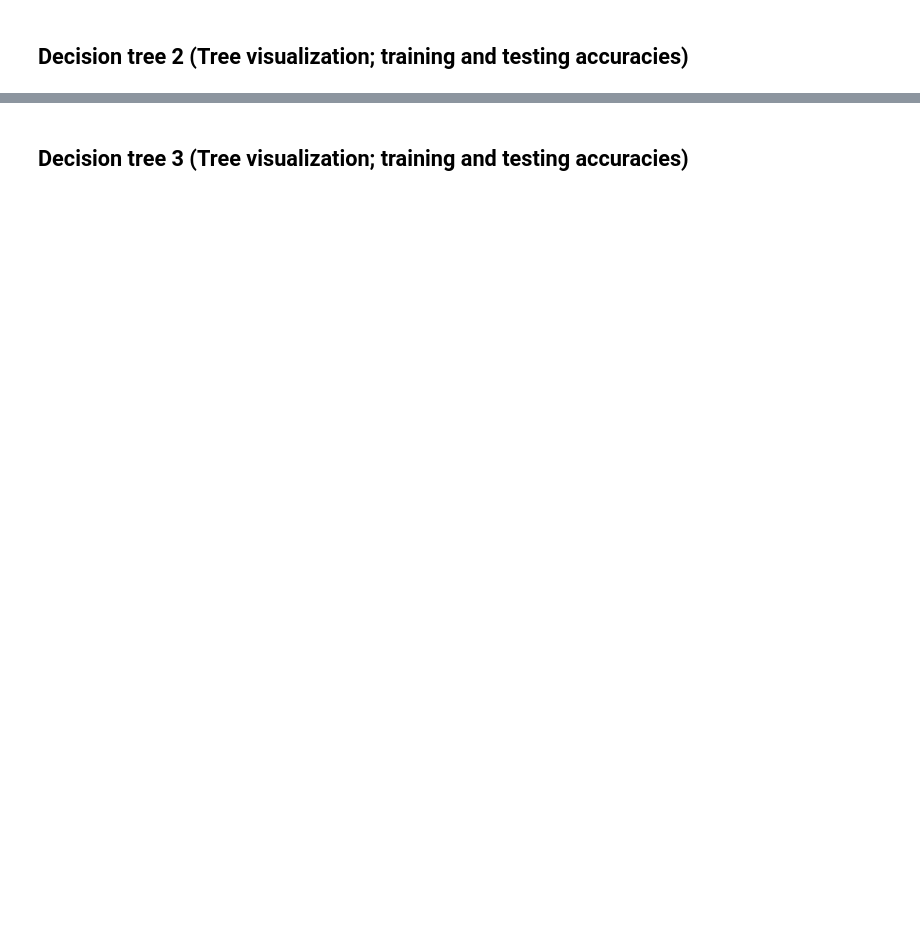
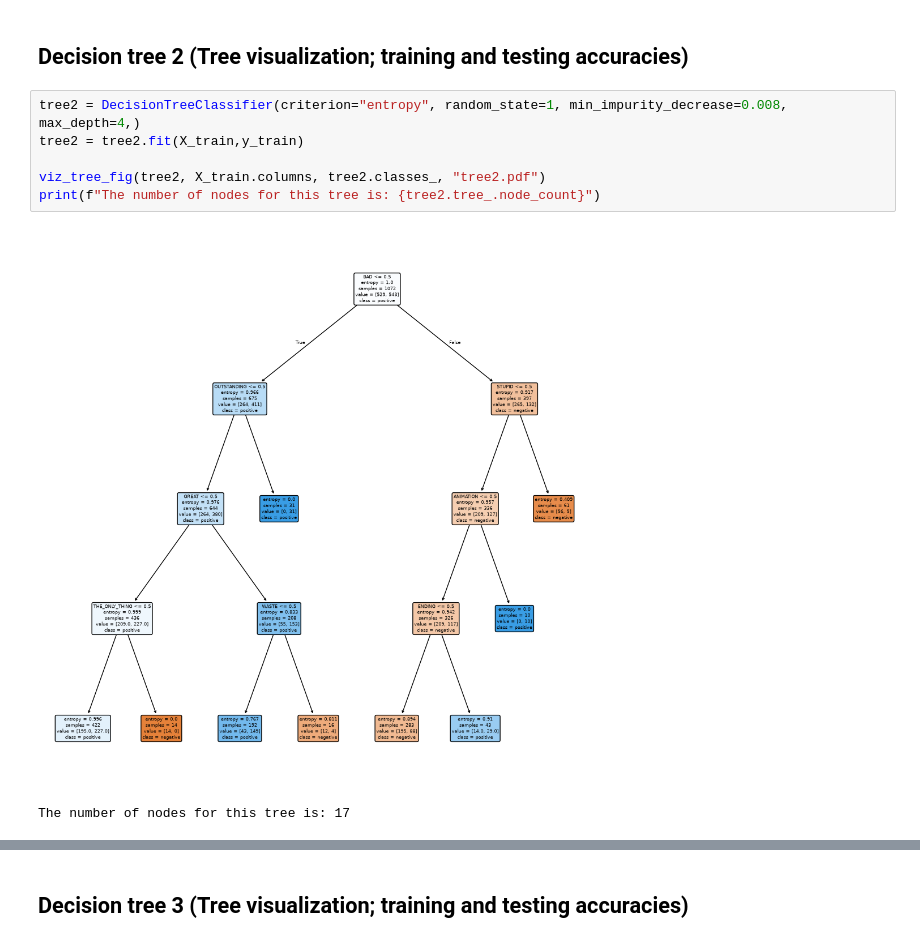
Before and after one commit to sabrinali11/comm4259-work, a Jupyter notebook: assignment_01/Assignment_01-Decision_Trees.ipynb, the cells around one changed output, grey strips where cells are left out. Cells and saved outputs as stored; diff of their text form; blank space fills up the shorter version.

```diff
--- a/assignment_01/Assignment_01-Decision_Trees.ipynb
+++ b/assignment_01/Assignment_01-Decision_Trees.ipynb
@@ -86,2 +152,11 @@ print(sklearn.__version__)
 # %% [markdown]
 ## Decision tree 2 (Tree visualization; training and testing accuracies)
+# %%
+tree2 = DecisionTreeClassifier(criterion="entropy", random_state=1, min_impurity_decrease=0.008, max_depth=4,)
+tree2 = tree2.fit(X_train,y_train)
+
+viz_tree_fig(tree2, X_train.columns, tree2.classes_, "tree2.pdf")
+print(f"The number of nodes for this tree is: {tree2.tree_.node_count}")
+# %% [output]
+[figure, added]
+The number of nodes for this tree is: 17
```
Also changed, not shown: parts of 23 cells of this notebook, 16 other files.
